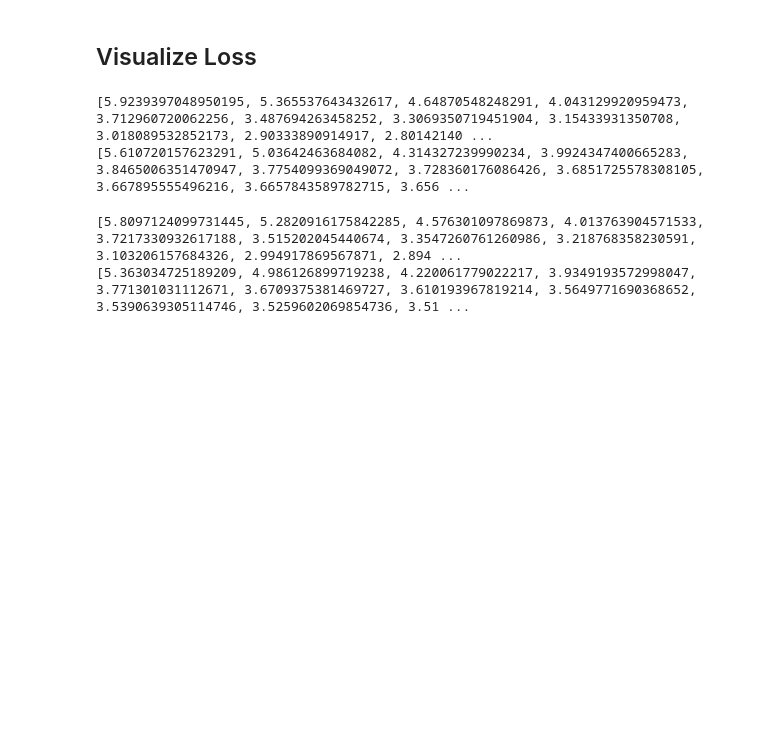
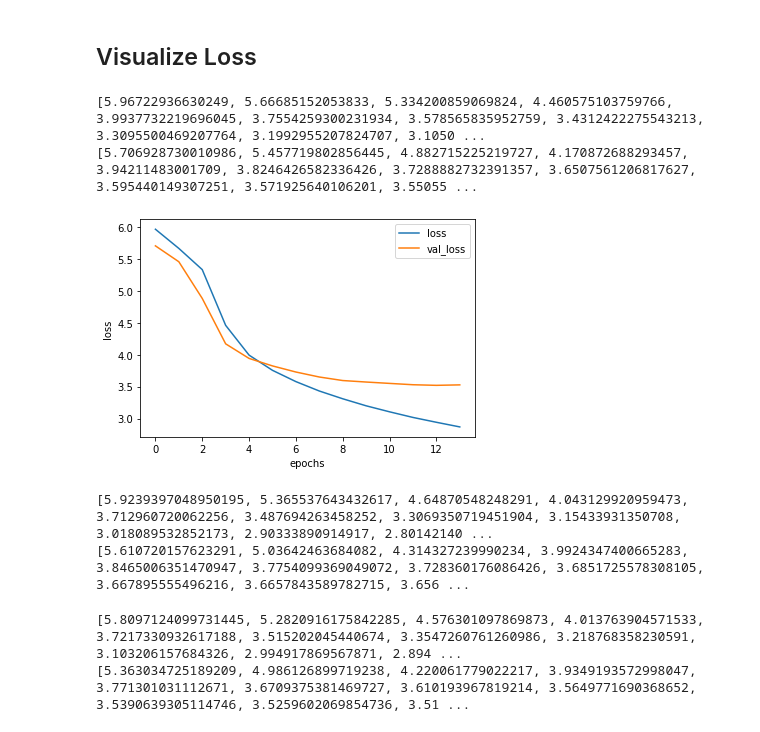
Before and after one commit to juletx/image-caption-generation, a Jupyter notebook: notebook/P71_OIER_Caption_Generation.ipynb, the cells around one changed output. Drawn from its saved outputs; the diff is of its cells as text; code cells hidden in the pictures; blank space fills up the shorter version.

```diff
--- a/notebook/P71_OIER_Caption_Generation.ipynb
+++ b/notebook/P71_OIER_Caption_Generation.ipynb
@@ -652,7 +808,7 @@ generator_val = data_generator(val_features, val_descriptions, tokenizer, max_le
 from keras.callbacks import ModelCheckpoint
 from keras.callbacks import EarlyStopping
 # define checkpoint callback
-filepath = 'models/rnn_model_2_inceptionv3.h5'
+filepath = 'models/rnn_attention.h5'
 checkpoint = ModelCheckpoint(filepath, monitor='val_loss', verbose=1, save_best_only=True, mode='min')
 # define early stopping callback
 early = EarlyStopping(patience=1, verbose=1)
@@ -686,5 +842,27 @@ Epoch 00014: early stopping
 # %% [markdown]
 ## Visualize Loss
+# %%
+# using rnn_attention and inceptionv3
+loss_history = history.history["loss"]
+val_loss_history = history.history["val_loss"]
+print(loss_history)
+print(val_loss_history)
+# %% [output]
+[5.96722936630249, 5.66685152053833, 5.334200859069824, 4.460575103759766, 3.9937732219696045, 3.7554259300231934, 3.578565835952759, 3.4312422275543213, 3.3095500469207764, 3.1992955207824707, 3.1050 ...
+[5.706928730010986, 5.457719802856445, 4.882715225219727, 4.170872688293457, 3.94211483001709, 3.8246426582336426, 3.7288882732391357, 3.6507561206817627, 3.595440149307251, 3.571925640106201, 3.55055 ...
+# %%
+# using rnn_attention and inceptionv3
+import matplotlib.pyplot as plt
+
+for label in ["loss","val_loss"]:
+    plt.plot(history.history[label],label=label)
+plt.legend()
+plt.xlabel("epochs")
+plt.ylabel("loss")
+plt.savefig('models/rnn_2_inceptionv3_loss.png')
+plt.show()
+# %% [output]
+[figure, added]
 # %%
 # using rnn_2 and vgg16
 loss_history = history.history["loss"]
```
Also changed, not shown: parts of 24 cells of this notebook, 7 other files.
